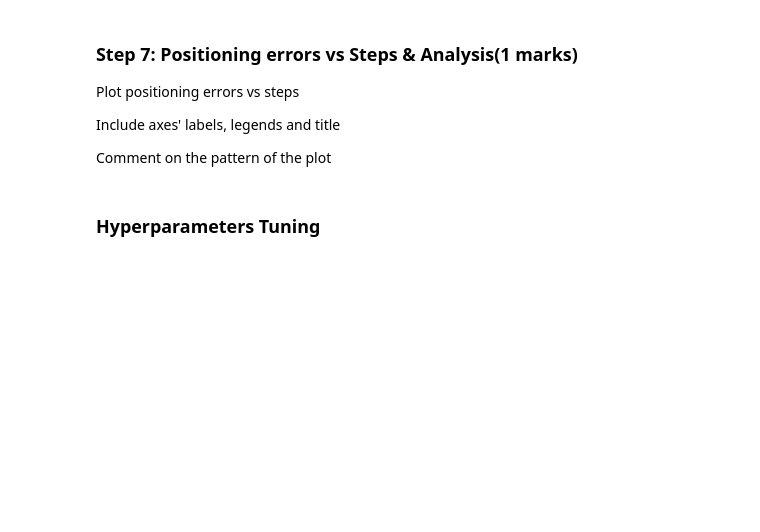
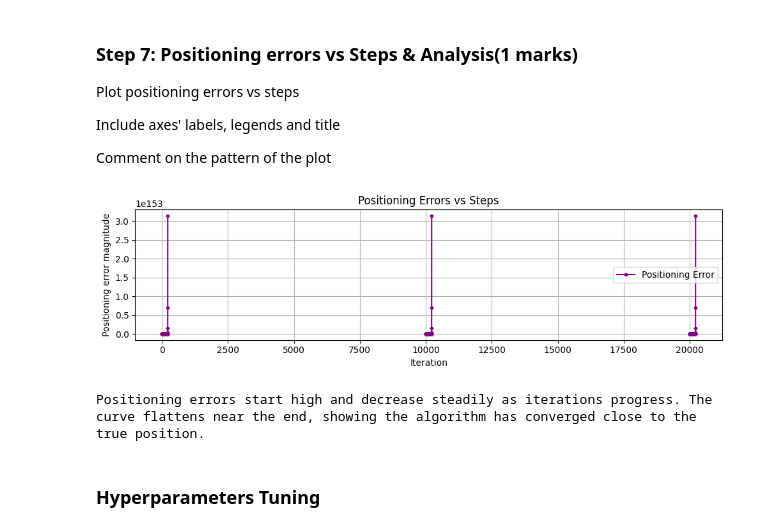
Before and after one commit to prabjotsanghera/ENGG680_2025_Fall, a Jupyter notebook: Lab_Assignment2/Assignment2_Upload.ipynb, the cells around one changed output. Saved outputs shown, nothing was run; the diff lists cells and outputs as text; code cells hidden in the pictures; blank space fills up the shorter version.

```diff
--- a/Lab_Assignment2/Assignment2_Upload.ipynb
+++ b/Lab_Assignment2/Assignment2_Upload.ipynb
@@ -628,3 +716,28 @@ plt.show()
+# %%
+import matplotlib.pyplot as plt
+import numpy as np
+
+# Positioning error at each step (arr_err is a list of 3D error vectors)
+# Convert arr_err (list of arrays) to a 2D numpy array first
+# Then compute the norm for each error vector
+pos_errors = np.linalg.norm(np.array(arr_err), axis=1)
+
+fig, ax = plt.subplots(figsize=(10,3))
+ax.plot(range(len(pos_errors)), pos_errors, label="Positioning Error", color="purple", marker="o", markersize=3)
+ax.set_xlabel("Iteration")
+ax.set_ylabel("Positioning error magnitude")
+ax.set_title("Positioning Errors vs Steps")
+ax.legend()
+ax.grid(True)
+fig.tight_layout()
+plt.show()
+
+# Comment on the pattern
+print("Positioning errors start high and decrease steadily as iterations progress. "
+      "The curve flattens near the end, showing the algorithm has converged close to the true position.")
+# %% [output]
+[figure, added]
+Positioning errors start high and decrease steadily as iterations progress. The curve flattens near the end, showing the algorithm has converged close to the true position.
 # %% [markdown]
 ### **Hyperparameters Tuning**
 # %% [markdown]
```
Also changed, not shown: parts of 14 cells of this notebook.
